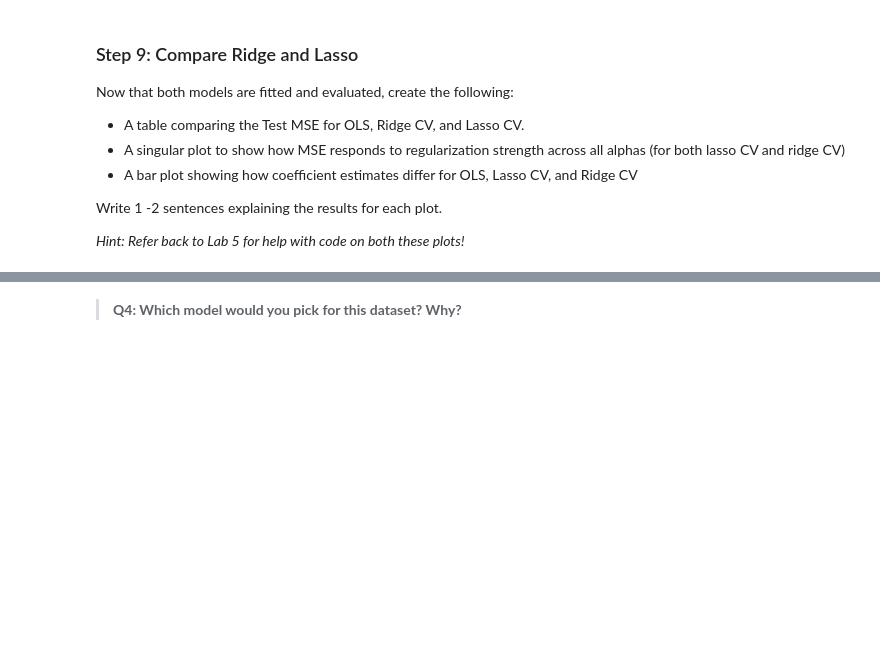
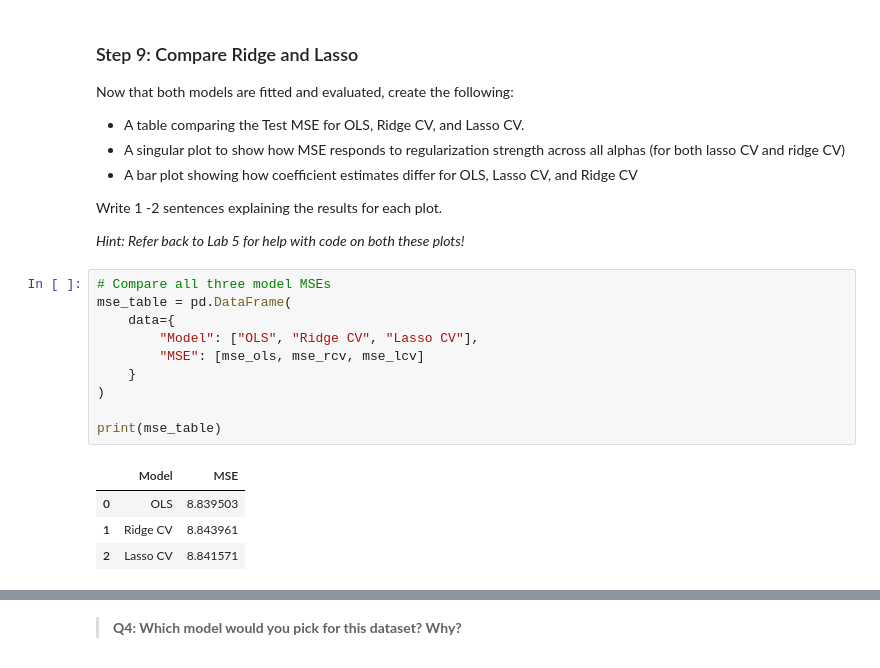
Before and after one commit to mmorenorolon/assignment-3, a Jupyter notebook: task1/hw3-task1.ipynb, the cells around one changed output, grey strips where cells are left out. Saved outputs shown, nothing was run; the diff lists cells and outputs as text; blank space fills up the shorter version.

```diff
--- a/task1/hw3-task1.ipynb
+++ b/task1/hw3-task1.ipynb
@@ -316,3 +316,18 @@ Write 1 -2 sentences explaining the results for each plot.
 
 
 *Hint: Refer back to Lab 5 for help with code on both these plots!*
+# %%
+# Compare all three model MSEs
+mse_table = pd.DataFrame(
+    data={
+        "Model": ["OLS", "Ridge CV", "Lasso CV"],
+        "MSE": [mse_ols, mse_rcv, mse_lcv]
+    }
+)
+
+print(mse_table)
+# %% [output]
+|  | Model | MSE |
+| 0 | OLS | 8.839503 |
+| 1 | Ridge CV | 8.843961 |
+| 2 | Lasso CV | 8.841571 |
```
Also changed, not shown: parts of 2 cells of this notebook.
